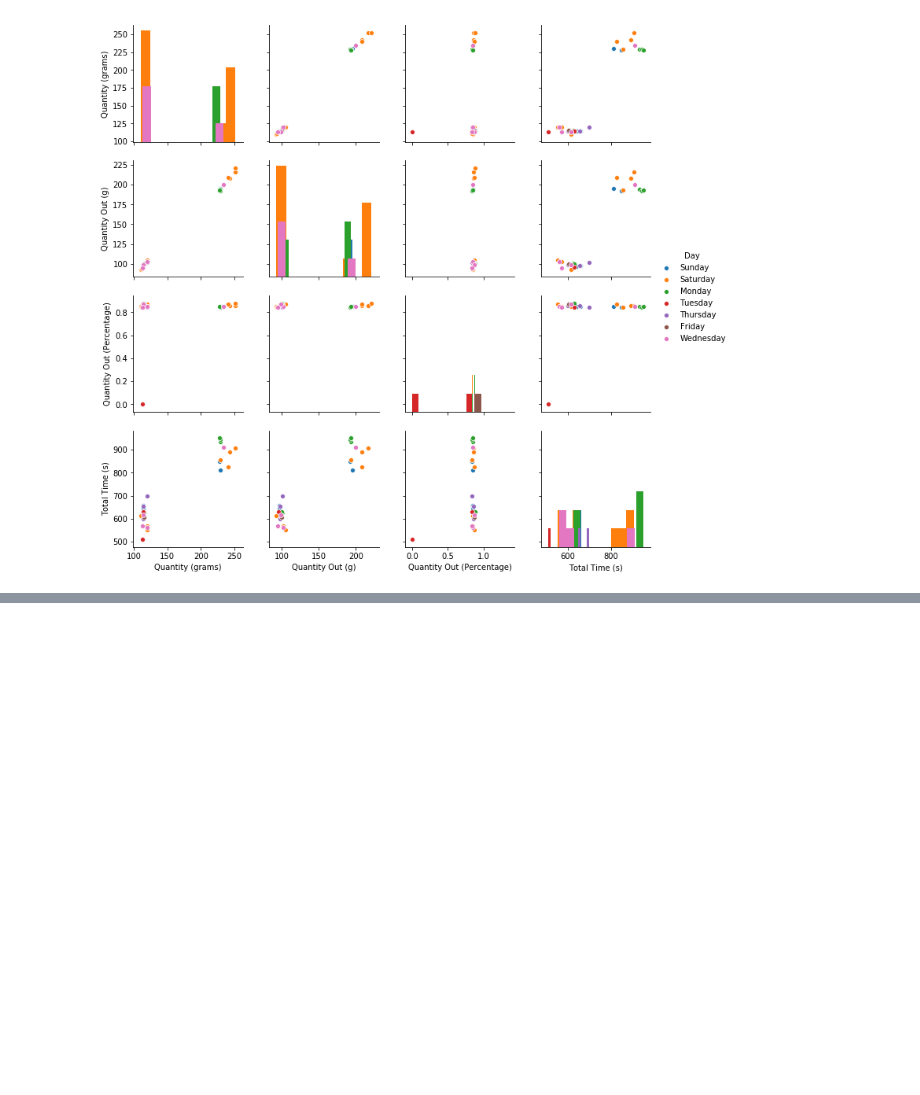
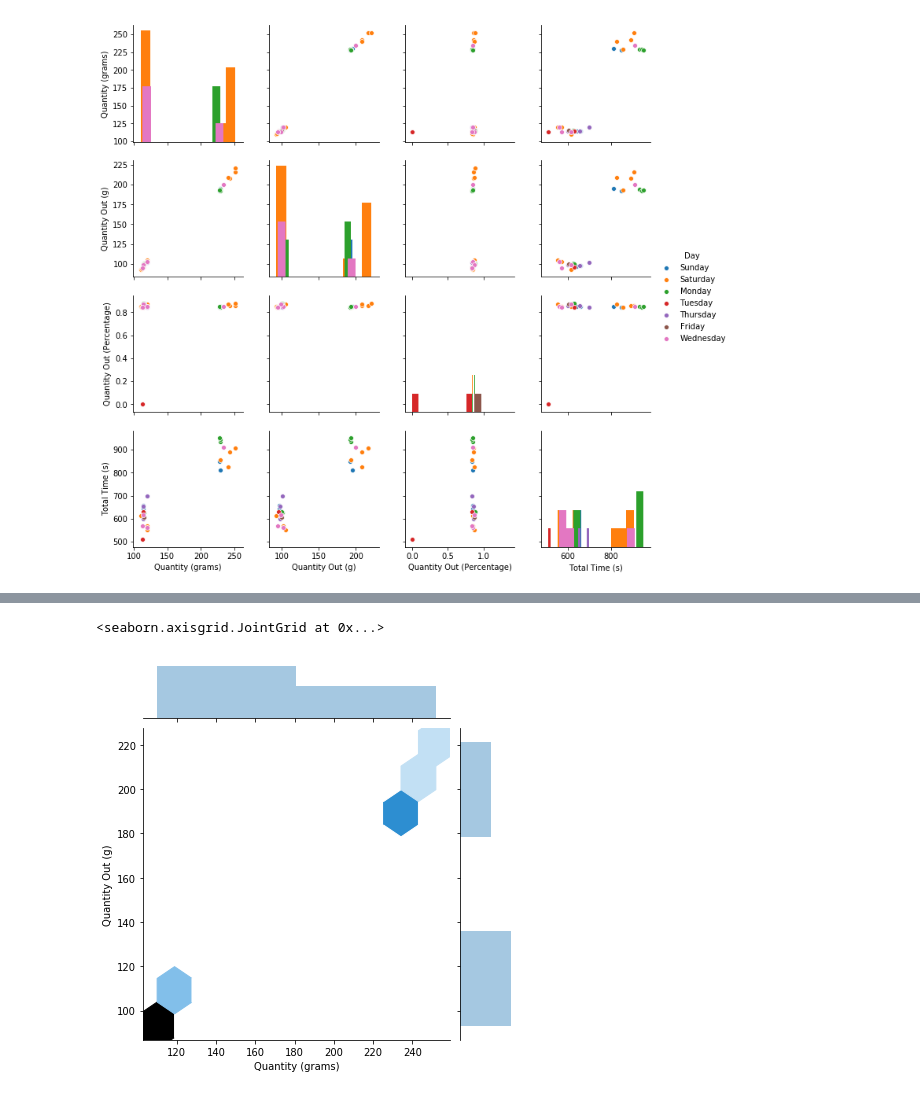
Before and after one commit to themcclure/coffee, a Jupyter notebook: visualizations.ipynb, the cells around one changed output, grey strips where cells are left out. Cells and saved outputs as stored; diff of their text form; code cells hidden in the pictures; blank space fills up the shorter version.

```diff
--- a/visualizations.ipynb
+++ b/visualizations.ipynb
@@ -106,0 +112,5 @@ sns.pairplot(roasts[['Quantity (grams)', 'Quantity Out (g)', 'Quantity Out (Perc
+# %%
+sns.jointplot("Quantity (grams)", "Quantity Out (g)", data=roasts, kind='hex', joint_kws={'gridsize': 8})
+# %% [output]
+<seaborn.axisgrid.JointGrid at 0x...>
+[figure, added]
```
Also changed, not shown: parts of 1 cell of this notebook, 5 other files.
